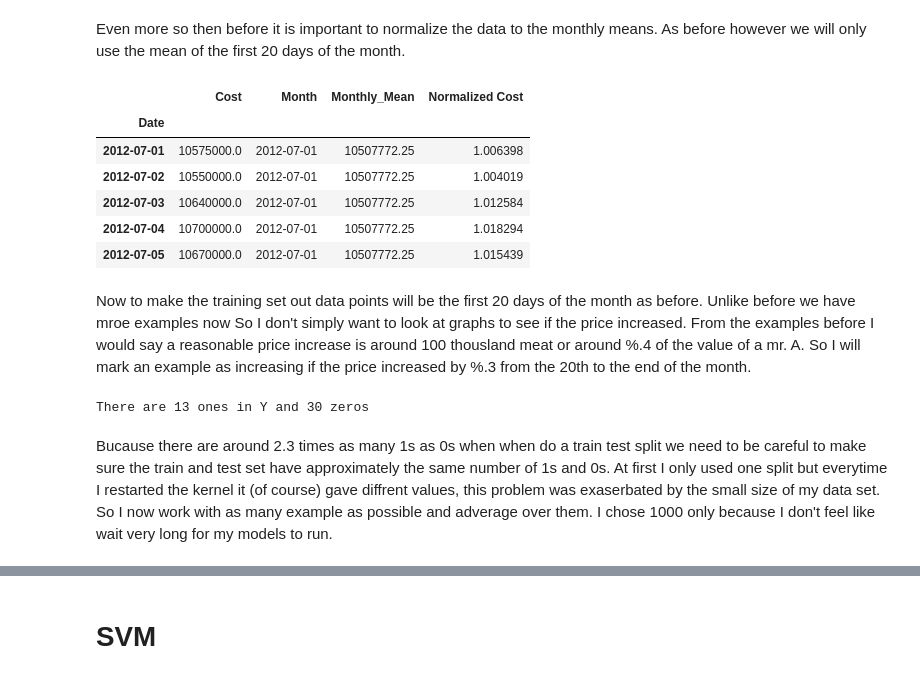
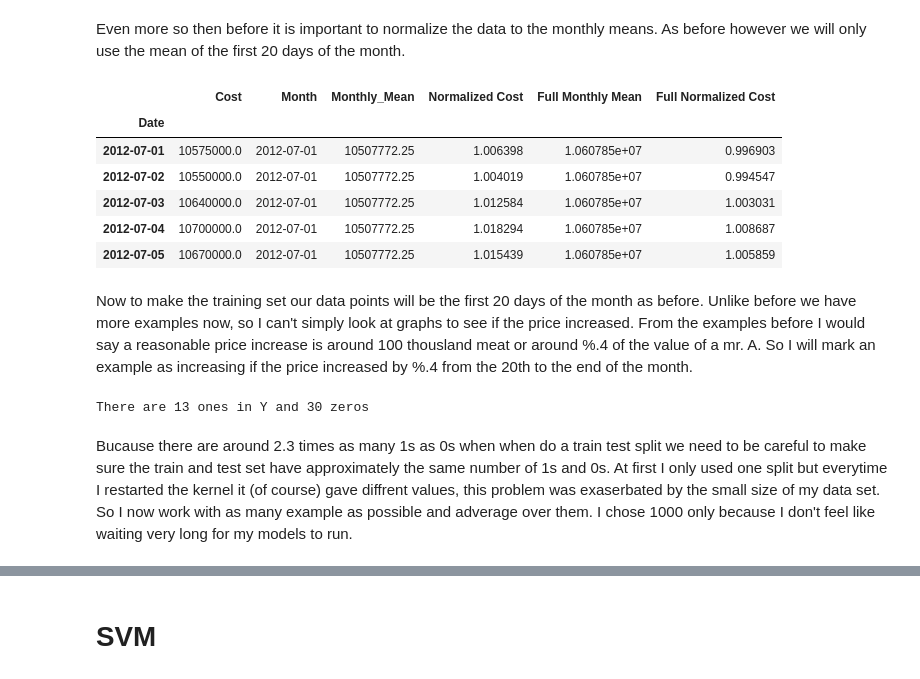
Before and after one commit to AdamJacoby/Kol_Market_Data, a Jupyter notebook: Kol_Data.ipynb, the cells around one changed output, grey strips where cells are left out. Cells and saved outputs as stored; diff of their text form; code cells hidden in the pictures.

```diff
--- a/Kol_Data.ipynb
+++ b/Kol_Data.ipynb
@@ -395,18 +381,20 @@ Even more so then before it is important to normalize the data to the monthly me
 # %%
 data['Monthly_Mean']=data['Month'].apply(lambda month: month_data.at[month,'Mean 20'])
 data['Normalized Cost']=data['Cost']/data['Monthly_Mean']
+data['Full Monthly Mean']=data['Month'].apply(lambda month: month_data.at[month,'Mean Cost'])
+data['Full Normalized Cost']=data['Cost']/data['Full Monthly Mean']
 data = data.sort_index()
 data.head()
 # %% [output]
-|  | Cost | Month | Monthly_Mean | Normalized Cost |
-| Date |  |  |  |  |
-| 2012-07-01 | 10575000.0 | 2012-07-01 | 10507772.25 | 1.006398 |
-| 2012-07-02 | 10550000.0 | 2012-07-01 | 10507772.25 | 1.004019 |
-| 2012-07-03 | 10640000.0 | 2012-07-01 | 10507772.25 | 1.012584 |
-| 2012-07-04 | 10700000.0 | 2012-07-01 | 10507772.25 | 1.018294 |
-| 2012-07-05 | 10670000.0 | 2012-07-01 | 10507772.25 | 1.015439 |
+|  | Cost | Month | Monthly_Mean | Normalized Cost | Full Monthly Mean | Full Normalized Cost |
+| Date |  |  |  |  |  |  |
+| 2012-07-01 | 10575000.0 | 2012-07-01 | 10507772.25 | 1.006398 | 1.060785e+07 | 0.996903 |
+| 2012-07-02 | 10550000.0 | 2012-07-01 | 10507772.25 | 1.004019 | 1.060785e+07 | 0.994547 |
+| 2012-07-03 | 10640000.0 | 2012-07-01 | 10507772.25 | 1.012584 | 1.060785e+07 | 1.003031 |
+| 2012-07-04 | 10700000.0 | 2012-07-01 | 10507772.25 | 1.018294 | 1.060785e+07 | 1.008687 |
+| 2012-07-05 | 10670000.0 | 2012-07-01 | 10507772.25 | 1.015439 | 1.060785e+07 | 1.005859 |
 # %% [markdown]
-Now to make the training set out data points will be the first 20 days of the month as before. Unlike before we have mroe examples now So I don't simply want to look at graphs to see if the price increased. From the examples before I would say a reasonable price increase is around 100 thousland meat or around %.4 of the value of a mr. A. So I will mark an example as increasing if the price increased by %.3 from the 20th to the end of the month.
+Now to make the training set our data points will be the first 20 days of the month as before. Unlike before we have more examples now, so I can't simply look at graphs to see if the price increased. From the examples before I would say a reasonable price increase is around 100 thousland meat or around %.4 of the value of a mr. A. So I will mark an example as increasing if the price increased by %.4 from the 20th to the end of the month.
 # %%
 inc_amount = .004
 X=[]
@@ -421,7 +409,7 @@ print 'There are '+str(sum(Y))+' ones in Y and '+str(len(Y)-sum(Y))+' zeros'
 # %% [output]
 There are 13 ones in Y and 30 zeros
 # %% [markdown]
-Bucause there are around 2.3 times as many 1s as 0s when when do a train test split we need to be careful to make sure the train and test set have approximately the same number of 1s and 0s. At first I only used one split but everytime I restarted the kernel it (of course) gave diffrent values, this problem was exaserbated by the small size of my data set. So I now work with as many example as possible and adverage over them. I chose 1000 only because I don't feel like wait very long for my models to run.
+Bucause there are around 2.3 times as many 1s as 0s when when do a train test split we need to be careful to make sure the train and test set have approximately the same number of 1s and 0s. At first I only used one split but everytime I restarted the kernel it (of course) gave diffrent values, this problem was exaserbated by the small size of my data set. So I now work with as many example as possible and adverage over them. I chose 1000 only because I don't feel like waiting very long for my models to run.
 # %%
 splitter = StratifiedShuffleSplit(n_splits=1000,test_size=.25)
 for i in range(1,13):
```
Also changed, not shown: parts of 33 cells of this notebook.
